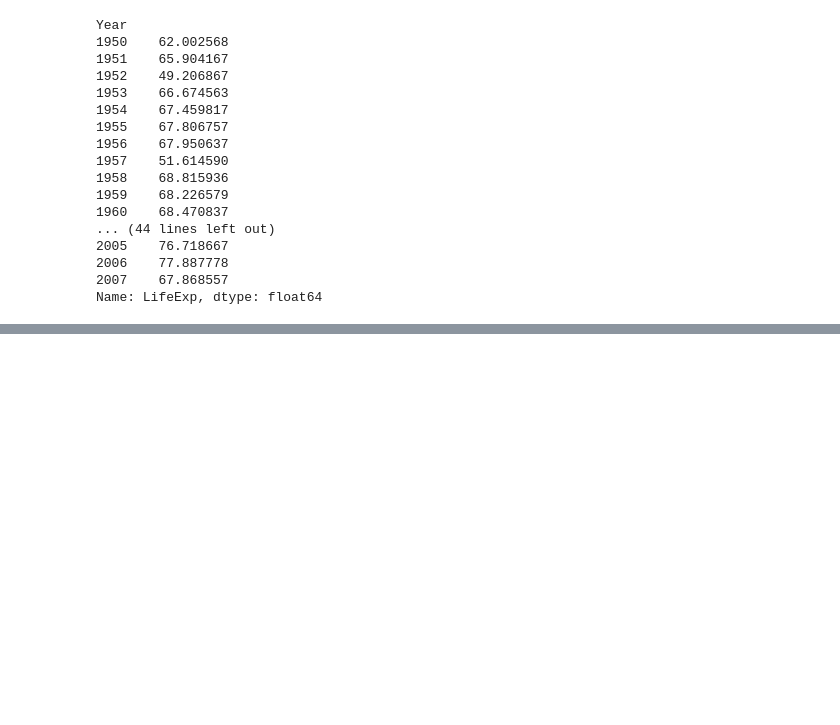
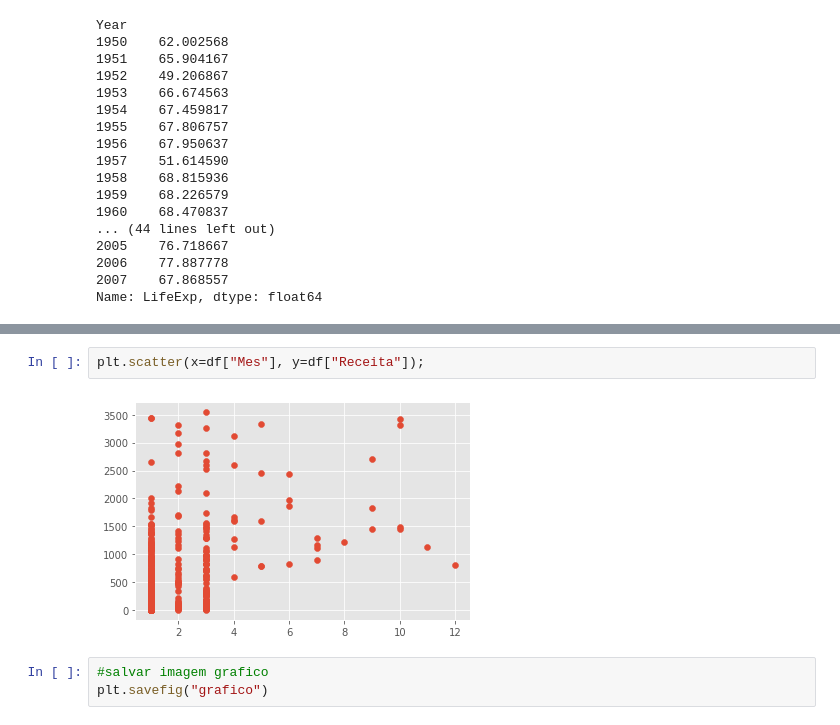
Before and after one commit to mbpoloni/projeto_pandas, a Jupyter notebook: pandas_analise_dados.ipynb, the cells around one changed output, grey strips where cells are left out. Drawn from its saved outputs; the diff is of its cells as text; blank space fills up the shorter version.

```diff
--- a/pandas_analise_dados.ipynb
+++ b/pandas_analise_dados.ipynb
@@ -95,0 +312,7 @@ Name: LifeExp, dtype: float64
+# %%
+plt.scatter(x=df["Mes"], y=df["Receita"]);
+# %% [output]
+[figure, added]
+# %%
+#salvar imagem grafico
+plt.savefig("grafico")
```
Also changed, not shown: parts of 27 cells of this notebook.
